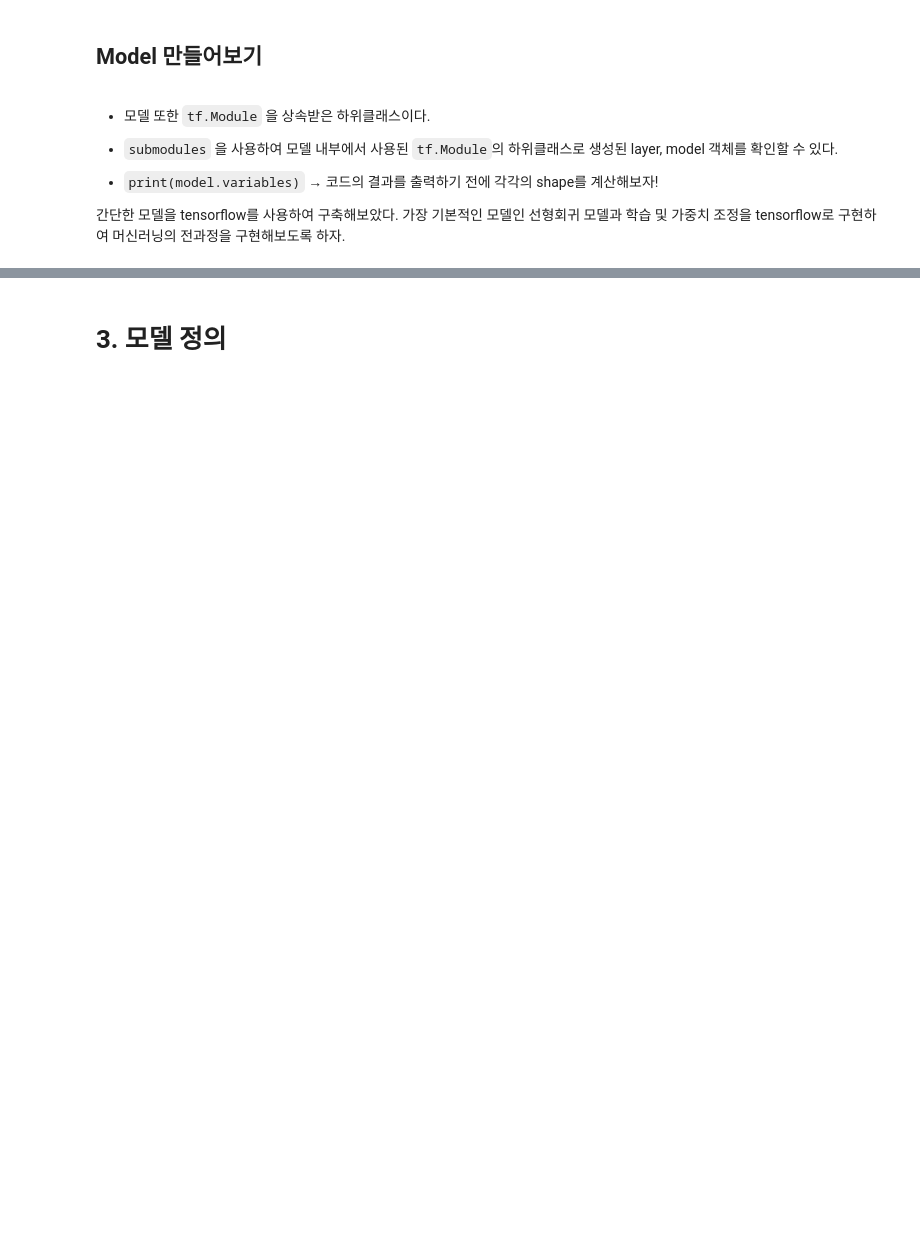
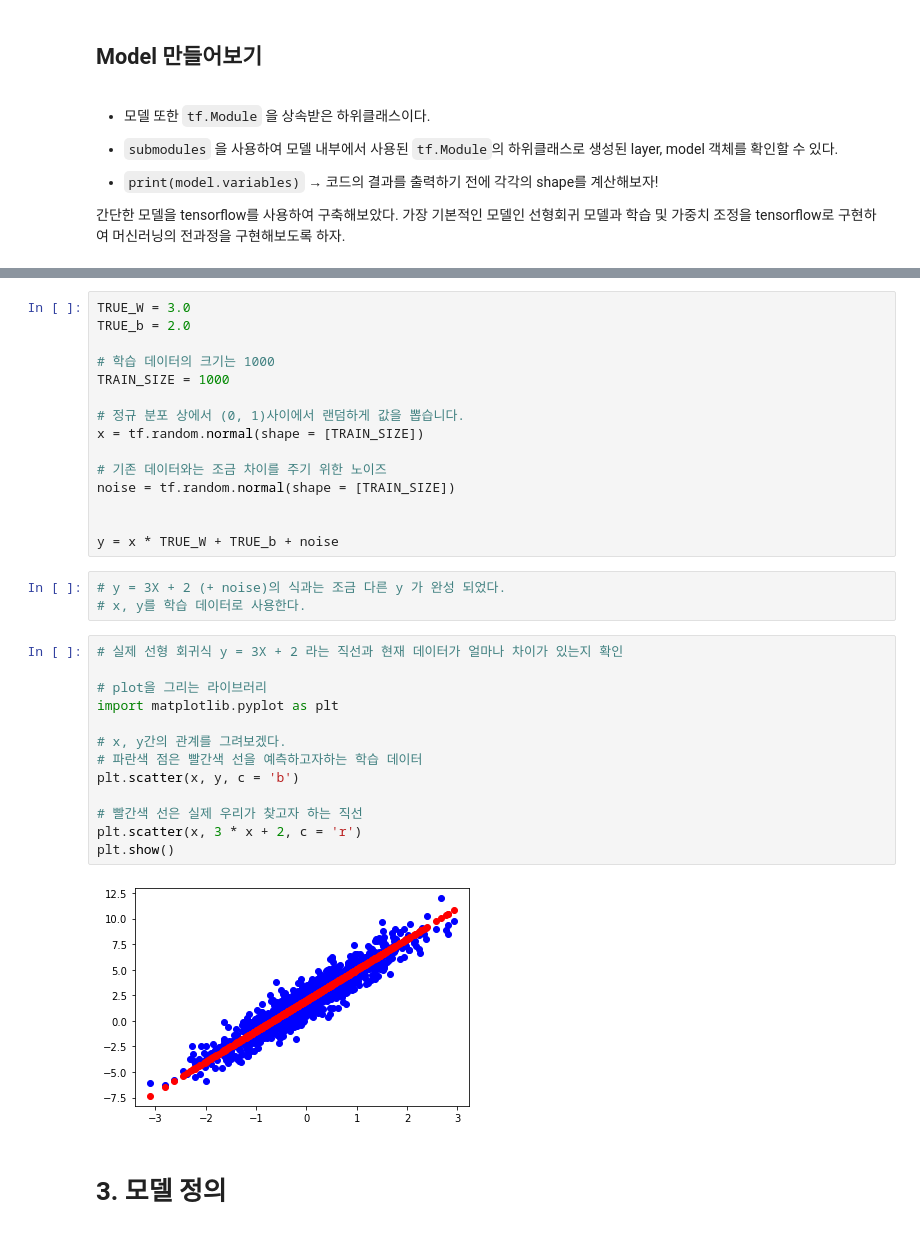
Before and after one commit to chanuuuuu/deep-learning-class, a Jupyter notebook: 1-2 TensorFlow (layer ~ model).ipynb, the cells around one changed output, grey strips where cells are left out. Saved outputs shown, nothing was run; the diff lists cells and outputs as text; blank space fills up the shorter version.

```diff
--- a/1-2 TensorFlow (layer ~ model).ipynb
+++ b/1-2 TensorFlow (layer ~ model).ipynb
@@ -181,3 +1224,36 @@ layer의 입력, 출력 모두 텐서이다. (연산의 과정까지 모두 텐
+# %%
+TRUE_W = 3.0
+TRUE_b = 2.0
+
+# 학습 데이터의 크기는 1000
+TRAIN_SIZE = 1000
+
+# 정규 분포 상에서 (0, 1)사이에서 랜덤하게 값을 뽑습니다.
+x = tf.random.normal(shape = [TRAIN_SIZE])
+
+# 기존 데이터와는 조금 차이를 주기 위한 노이즈
+noise = tf.random.normal(shape = [TRAIN_SIZE])
+
+
+y = x * TRUE_W + TRUE_b + noise
+# %%
+# y = 3X + 2 (+ noise)의 식과는 조금 다른 y 가 완성 되었다.
+# x, y를 학습 데이터로 사용한다.
+# %%
+# 실제 선형 회귀식 y = 3X + 2 라는 직선과 현재 데이터가 얼마나 차이가 있는지 확인
+
+# plot을 그리는 라이브러리
+import matplotlib.pyplot as plt
+
+# x, y간의 관계를 그려보겠다.
+# 파란색 점은 빨간색 선을 예측하고자하는 학습 데이터
+plt.scatter(x, y, c = 'b')
+
+# 빨간색 선은 실제 우리가 찾고자 하는 직선
+plt.scatter(x, 3 * x + 2, c = 'r')
+plt.show()
+# %% [output]
+[figure, added]
 # %% [markdown]
 # 3. 모델 정의
 # %% [markdown]
```
Also changed, not shown: parts of 100 cells of this notebook, 2 other files.
